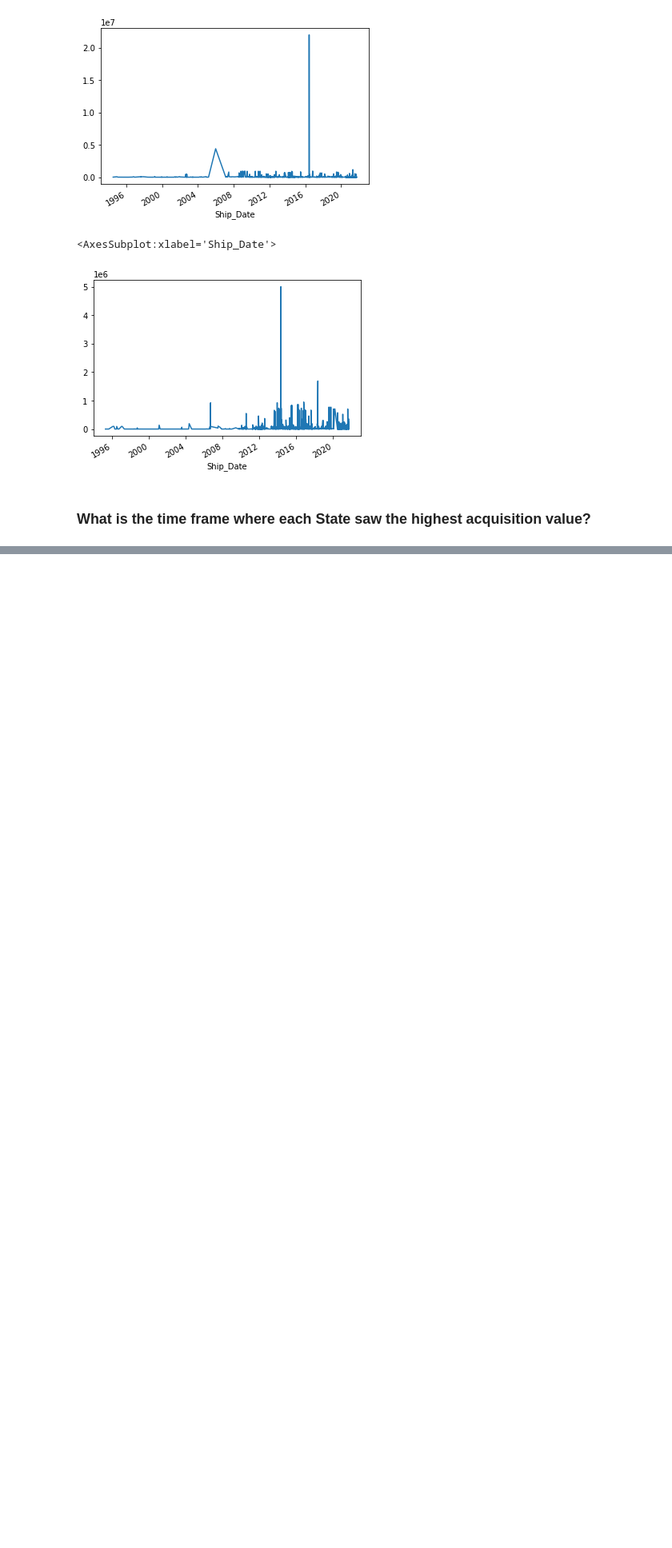
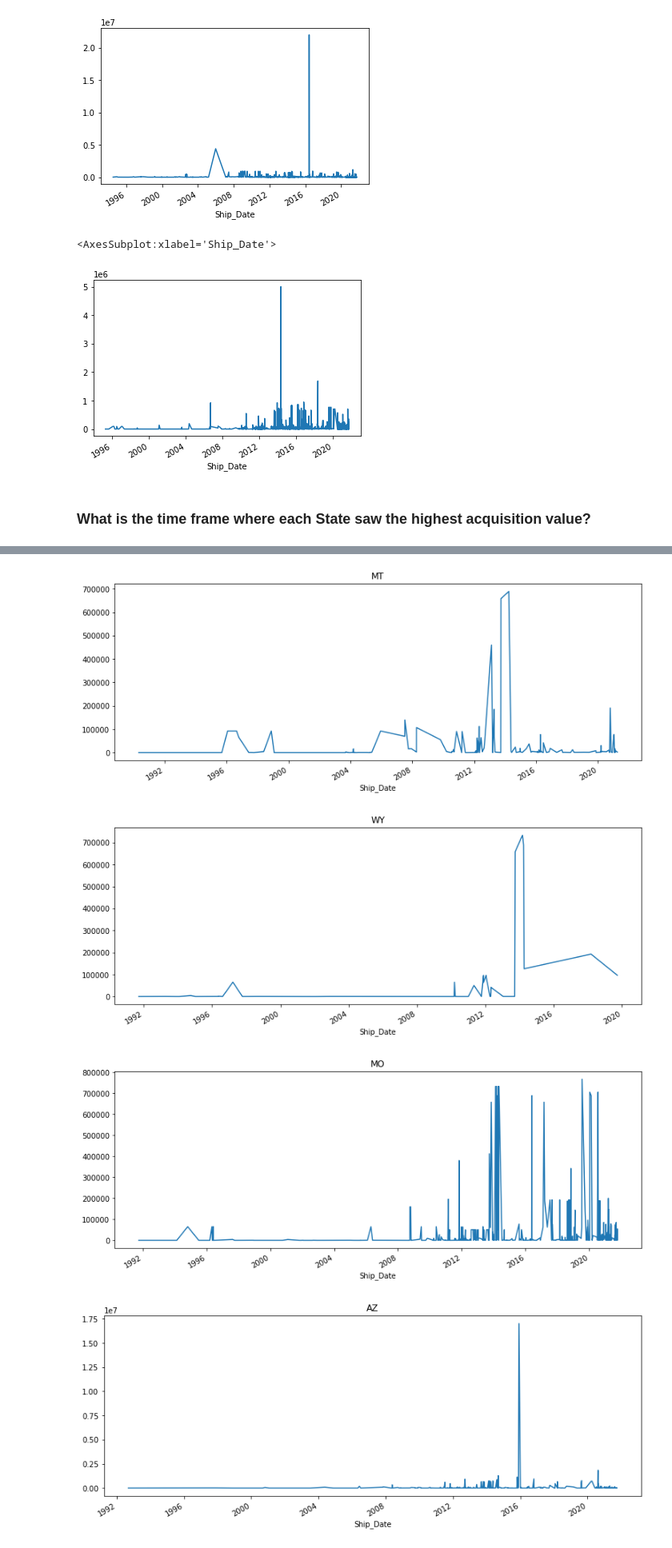
Before and after one commit to watermanbrandyn/personal_project_1033, a Jupyter notebook: explore_1033.ipynb, the cells around one changed output, grey strips where cells are left out. Shown at 80% size. Cells and saved outputs as stored; diff of their text form; code cells hidden in the pictures; blank space fills up the shorter version.

```diff
--- a/explore_1033.ipynb
+++ b/explore_1033.ipynb
@@ -281,0 +303,2 @@ y.plot()
+# %%
+locales = df.State.unique()
@@ -281,0 +313,13 @@ y.plot()
+# %%
+peak = {}
+for x in locales:
+    y = df.total_value[df.State == x]
+    plt.figure(figsize=(13,5))
+    y.plot()
+    plt.title(x)
+    peak.update({x: y.nlargest(150)})
+# %% [output]
+[figure, added]
+[figure, added]
+[figure, added]
+[figure, added]
```
Also changed, not shown: parts of 22 cells of this notebook.
